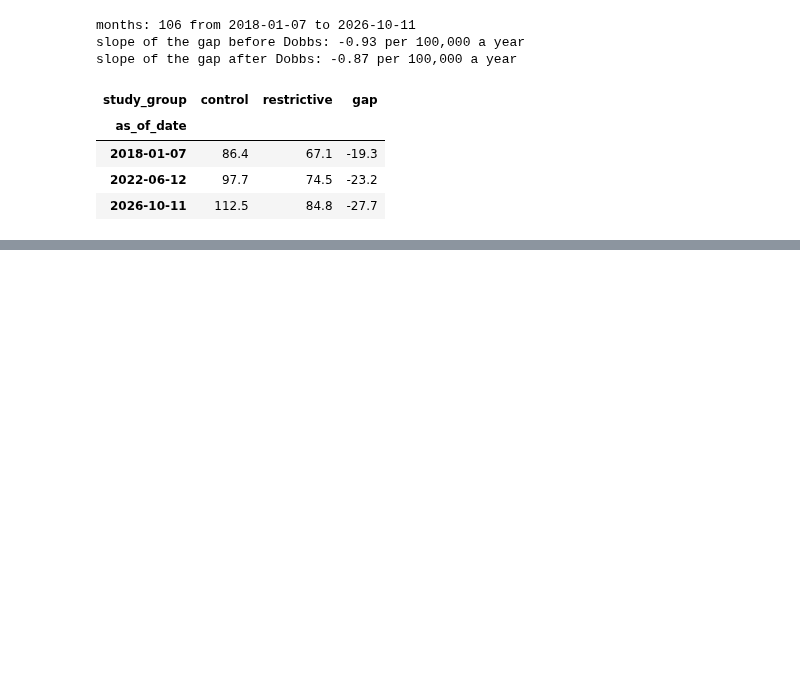
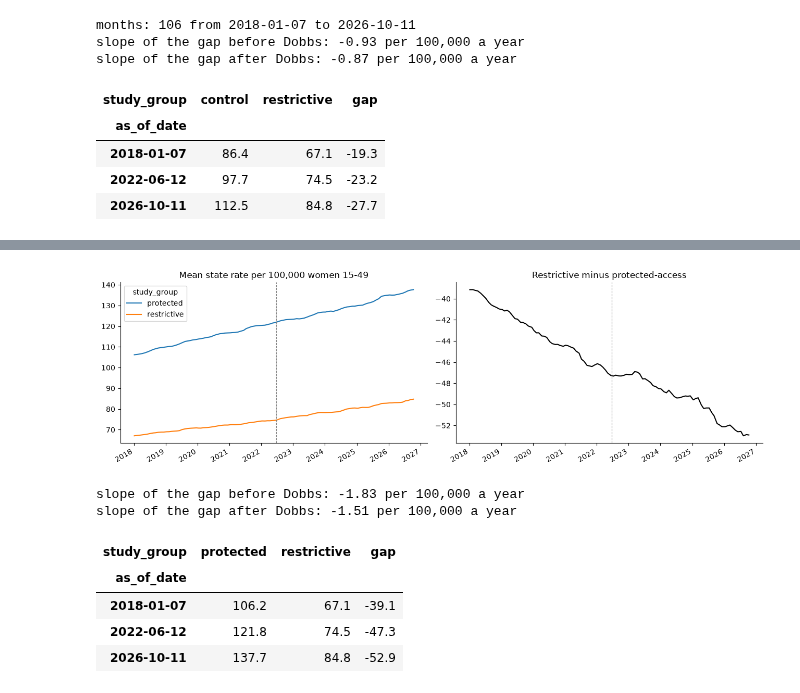
Before and after one commit to nathansutton/healthcare-ledger, a Jupyter notebook: research/dobbs-obgyn-workforce/dobbs_obgyn_workforce.ipynb, the cells around one changed output, grey strips where cells are left out. Cells and saved outputs as stored; diff of their text form; code cells hidden in the pictures; blank space fills up the shorter version.

```diff
--- a/research/dobbs-obgyn-workforce/dobbs_obgyn_workforce.ipynb
+++ b/research/dobbs-obgyn-workforce/dobbs_obgyn_workforce.ipynb
@@ -329 +432,25 @@ slope of the gap after Dobbs: -0.87 per 100,000 a year
+# %%
+prot = monthly[(monthly.study_group == "restrictive") | monthly.protected]
+prot_series = prot.groupby(["as_of_date", prot.study_group.eq("restrictive").map({True: "restrictive", False: "protected"})]).rate.mean().unstack()
+fig, axes = plt.subplots(1, 2, figsize=(13, 4))
+prot_series.plot(ax=axes[0]); axes[0].set_title("Mean state rate per 100,000 women 15-49"); axes[0].set_xlabel("")
+(prot_series.restrictive - prot_series.protected).plot(ax=axes[1], color="k"); axes[1].set_title("Restrictive minus protected-access"); axes[1].set_xlabel("")
+for ax in axes:
+    ax.axvline(pd.Timestamp("2022-06-24"), color="gray", ls="--", lw=0.8)
+plt.tight_layout(); plt.show()
+pgap = (prot_series.restrictive - prot_series.protected).rename("gap").reset_index()
+pgap["years"] = (pgap.as_of_date - pgap.as_of_date.min()).dt.days / 365.25
+dobbs = pgap.as_of_date >= pd.Timestamp("2022-06-24")
+for label, part in (("before Dobbs", pgap[~dobbs]), ("after Dobbs", pgap[dobbs])):
+    print(f"slope of the gap {label}: {np.polyfit(part.years, part.gap, 1)[0]:.2f} per 100,000 a year")
+prot_series[prot_series.index.strftime("%Y-%m").isin(["2018-01", "2022-06", "2026-10"])].assign(gap=lambda d: d.restrictive - d.protected).round(1)
+# %% [output]
+[figure, added]
+slope of the gap before Dobbs: -1.83 per 100,000 a year
+slope of the gap after Dobbs: -1.51 per 100,000 a year
+| study_group | protected | restrictive | gap |
+| as_of_date |  |  |  |
+| 2018-01-07 | 106.2 | 67.1 | -39.1 |
+| 2022-06-12 | 121.8 | 74.5 | -47.3 |
+| 2026-10-11 | 137.7 | 84.8 | -52.9 |
 # %% [markdown]
```
Also changed, not shown: parts of 9 cells of this notebook, 6 other files.
